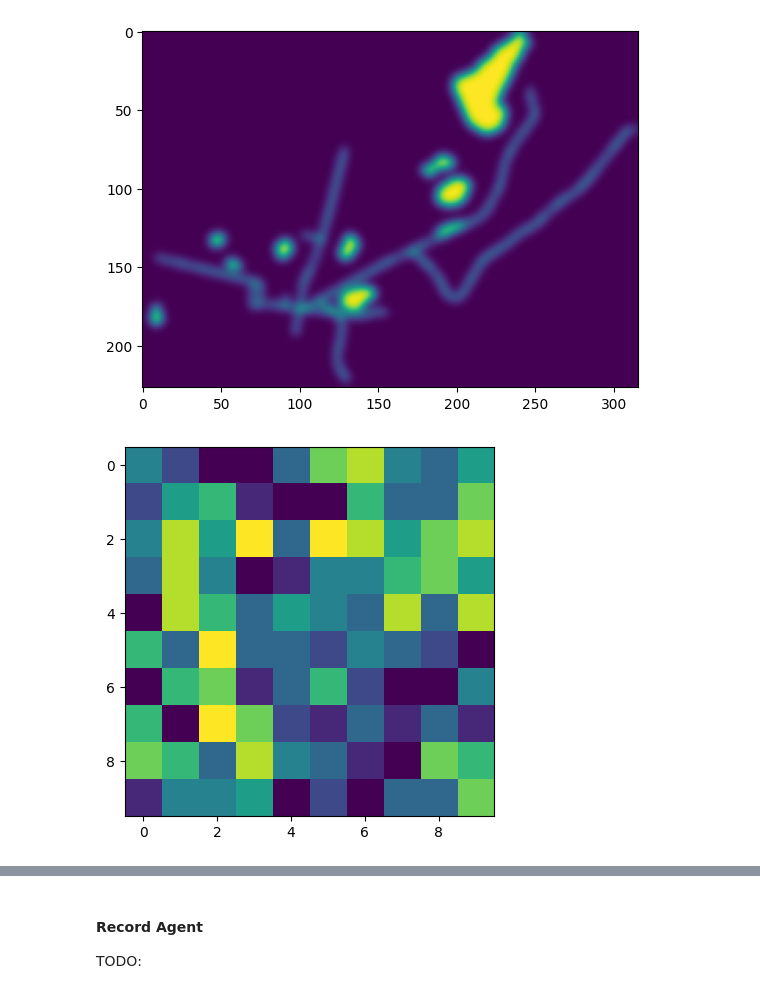
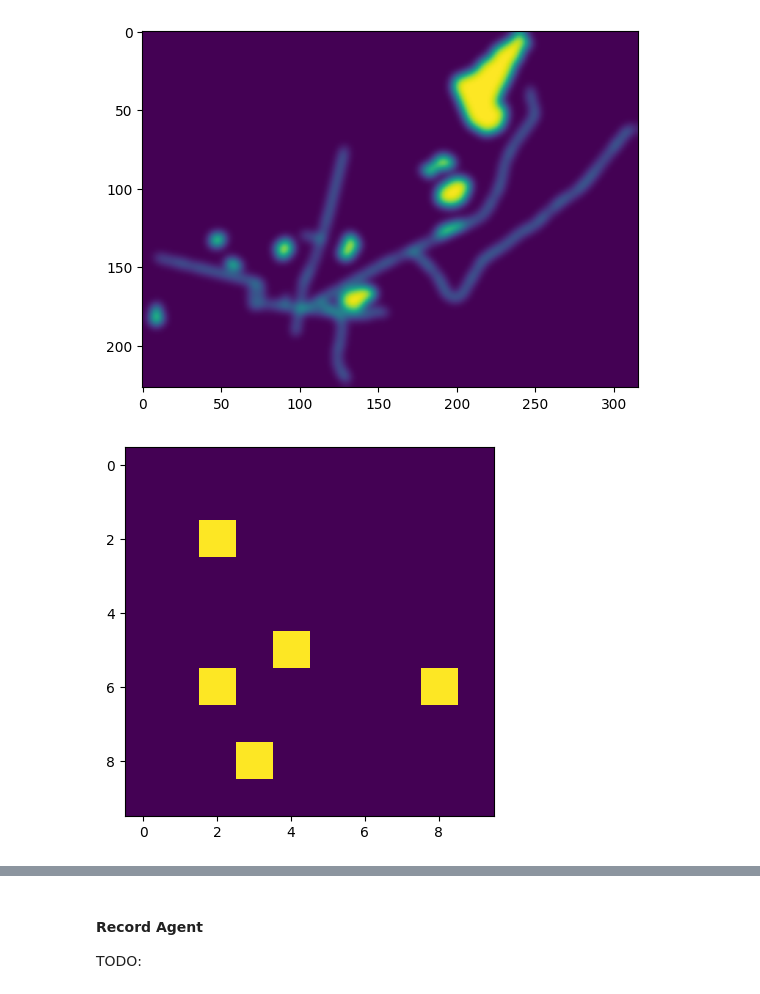
Before and after one commit to TheJoboReal/Bachelor, a Jupyter notebook: src/gym.ipynb, the cells around one changed output, grey strips where cells are left out. Saved outputs shown, nothing was run; the diff lists cells and outputs as text; code cells hidden in the pictures.

```diff
--- a/src/gym.ipynb
+++ b/src/gym.ipynb
@@ -185,11 +185,11 @@ class GridWorldEnv(gym.Env):
             self._actions_taken[state_key] = np.zeros(8, dtype=int)
 
         # Mark the action as taken for this specific state
-        self._actions_taken[state_key][action] += 1
+        self._actions_taken[state_key][action] = 1
 
          # --- Update `visited_states` ---
         grid_x, grid_y = self._agent_location
-        self.visited_states[grid_x][grid_y] += 1  # Mark this grid cell as visited
+        self.visited_states[grid_x][grid_y] = 1  # Mark this grid cell as visited
 
         self.check_rewards_near()
         self.check_visited_near()
@@ -502,32 +523,31 @@ heatmap = matrix_from_heatmap()
 # %%
 # hyperparameters
 learning_rate = 0.01
 size = 10
 
 env = GridWorldEnv(size=size)
 # env.world_from_matrix(heatmap)
 env.setReward(6, 2, 2)
 env.setReward(2, 2, 2)
 env.setReward(8, 3, 2)
 env.setReward(6, 8, 2)
 env.setReward(5, 4, 2)
-env.random_env()
 
 # Display world
 
 plt.imshow(env.world, cmap='viridis')
 
 env_timelimit = gym.wrappers.TimeLimit(env, max_episode_steps=1000)
 
 agent = SAR_agent(
     env=env,
     learning_rate=learning_rate,
 )
 
 agents = []
 agents.append(agent)
 # %% [output]
-[figure, old version]
+[figure, new version]
 # %%
 swarm = swarm(env, agents, 15, 10, N_EPISODES)
 
```
Also changed, not shown: parts of 3 cells of this notebook.
